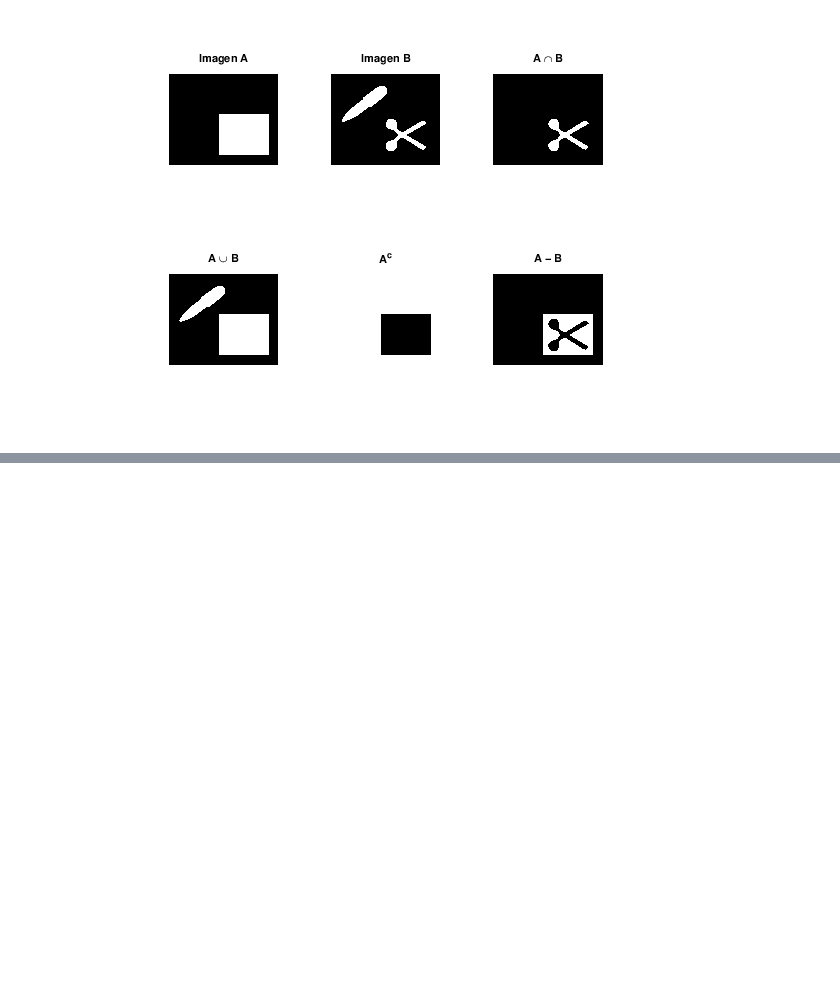
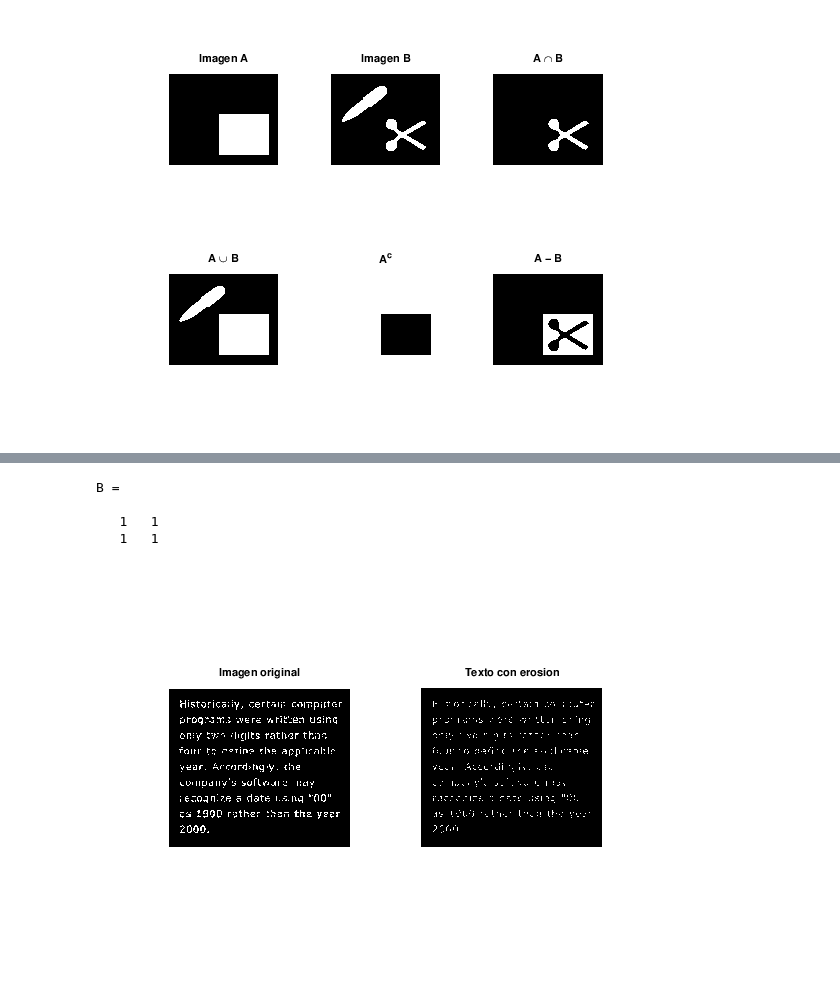
Before and after one commit to bakkim05/PAID_Electiva, a Jupyter notebook: Procesamiento de imagen morfologica/Procesamiento de imagenes morfológicas.ipynb, the cells around one changed output, grey strips where cells are left out. Saved outputs shown, nothing was run; the diff lists cells and outputs as text; code cells hidden in the pictures; blank space fills up the shorter version.

```diff
--- a/Procesamiento de imagen morfologica/Procesamiento de imagenes morfológicas.ipynb
+++ b/Procesamiento de imagen morfologica/Procesamiento de imagenes morfológicas.ipynb
@@ -117,0 +287,25 @@ $$A = \left( \right)$$
+# %%
+% Ejemplo 5
+pkg load image
+A = imread('Images/imagen1.jpg');
+A = im2double(A);
+A = binaria(A);
+subplot(1,2,1);
+imshow(A)
+title('Imagen original');
+
+%B = [1 0 1;
+%     0 1 0;
+%     1 0 1];
+%B = strel('diamond', 1);
+B = ones(2)
+C = imerode(A,B);
+subplot(1,2,2);
+imshow(C)
+title('Texto con erosion');
+# %% [output]
+B =
+
+   1   1
+   1   1
+[figure, added]
```
Also changed, not shown: parts of 16 cells of this notebook.
